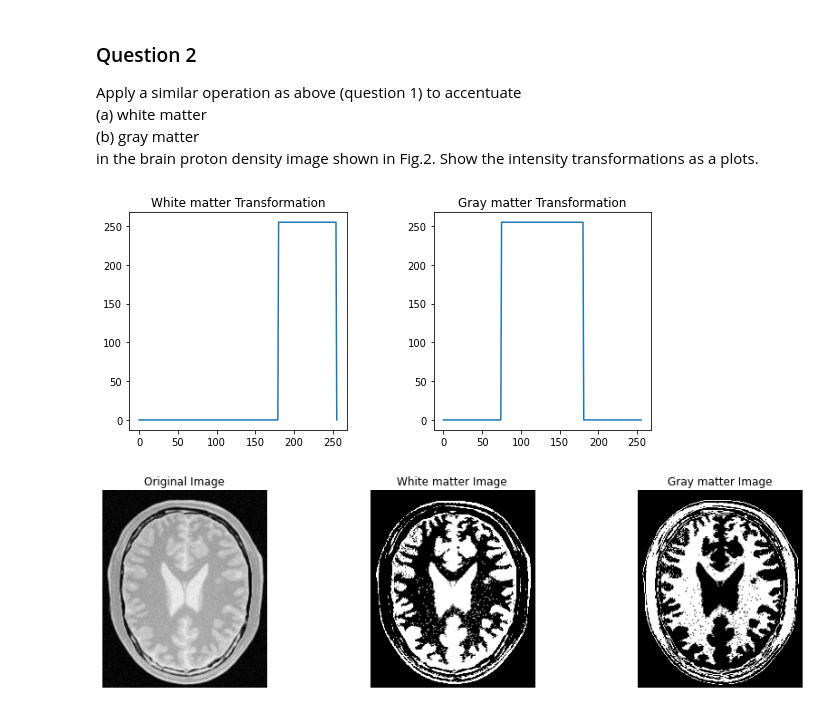
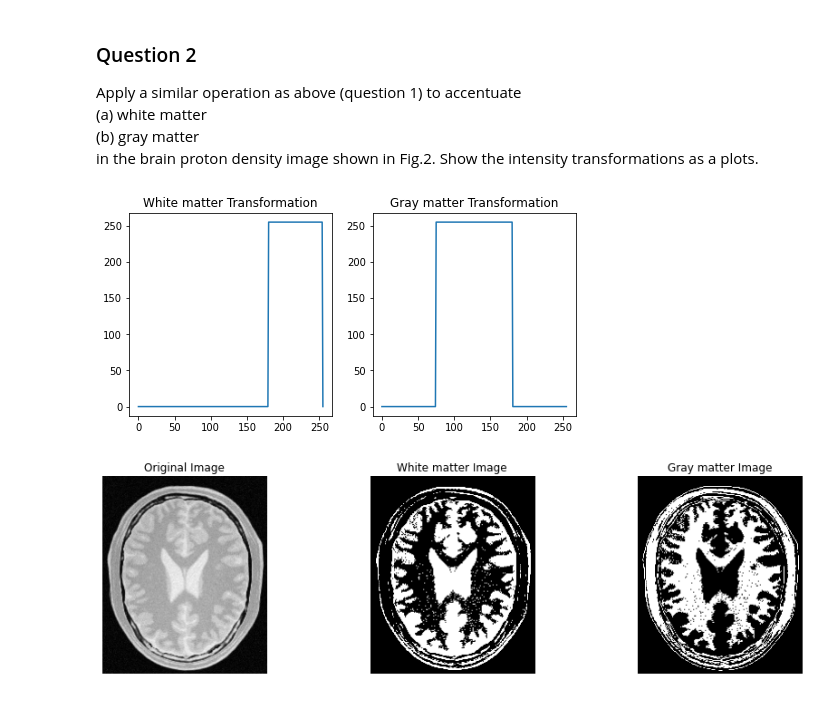
Before and after one commit to ayodyawkh/EN2550, a Jupyter notebook: Assignment_1/Assignment1.ipynb, the cells around one changed output. Saved outputs shown, nothing was run; the diff lists cells and outputs as text; code cells hidden in the pictures.

```diff
--- a/Assignment_1/Assignment1.ipynb
+++ b/Assignment_1/Assignment1.ipynb
@@ -46,33 +44,31 @@ in the brain proton density image shown in Fig.2. Show the intensity transformat
 # %%
 import numpy as np
 import cv2 as cv
 import matplotlib.pyplot as plt
 
 Img = cv.imread('brain_proton_density_slice.png')
 assert Img is not None
 
 t1 = np.zeros(180)
 t2 = (255)*np.ones(75)
 t3 = np.zeros(1)
 t_1 = np.concatenate((t1,t2,t3),axis=0).astype(np.uint8)
 
 T1 = np.zeros(75)
 T2 = (255)*np.ones(106)
 T3 = np.zeros(75)
 t_2 = np.concatenate((T1,T2,T3),axis=0).astype(np.uint8)
 
 figure, axis = plt.subplots(1, 2)
-figure.set_figwidth(10)
-axis[0].plot(t_1)
-axis[0].set_aspect('equal'), axis[0].title.set_text('White matter Transformation')
-axis[1].plot(t_2)
-axis[1].set_aspect('equal'), axis[1].title.set_text('Gray matter Transformation')
+figure.set_figwidth(8)
+axis[0].plot(t_1), axis[0].set_aspect('equal'), axis[0].title.set_text('White matter Transformation')
+axis[1].plot(t_2), axis[1].set_aspect('equal'), axis[1].title.set_text('Gray matter Transformation')
 assert len(t_1) == 256
 white_Img = cv.LUT(Img,t_1)
 assert len(t_2) == 256
 gray_Img = cv.LUT(Img,t_2)
 # %% [output]
-[figure, old version]
+[figure, new version]
 # %%
 figure, axis = plt.subplots(1,3)
 figure.set_figwidth(15)
```
Also changed, not shown: parts of 19 cells of this notebook.
